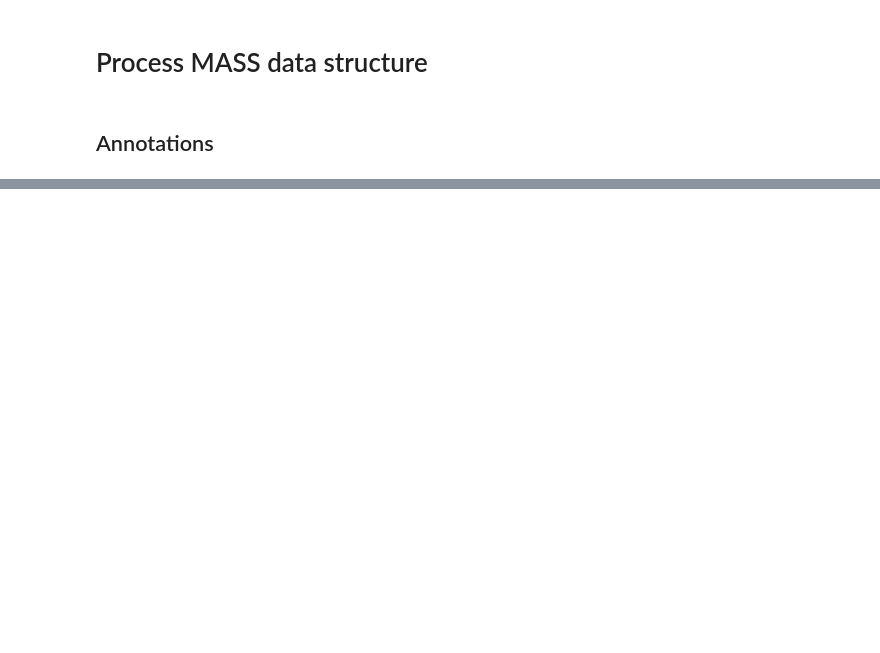
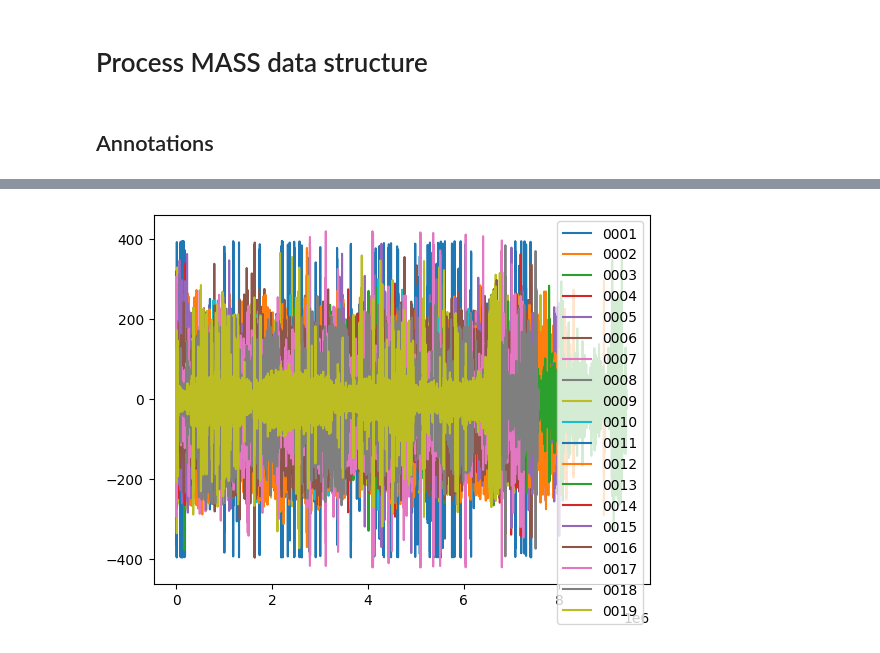
Before and after one commit to quiquegurdiel/SpinCo, a Jupyter notebook: PreProcess001_MASS.ipynb, the cells around one changed output, grey strips where cells are left out. Drawn from its saved outputs; the diff is of its cells as text; code cells hidden in the pictures; blank space fills up the shorter version.

```diff
--- a/PreProcess001_MASS.ipynb
+++ b/PreProcess001_MASS.ipynb
@@ -113,7 +124,7 @@ for file in allfiles:
 
 edfsData=pd.DataFrame({
     "subjectId":subjectIds,
-    "file":edfFiles,
+    "edfFile":edfFiles,
     "extension":extensions,
     "type":types
 })
@@ -147,6 +208,3 @@ type                        PSG
 Name: 18, dtype: object
 {'label': 'EEG C3-CLE', 'dimension': 'uV', 'sample_rate': 512.0, 'sample_frequency': 512.0, 'physical_max': 373.0, 'physical_min': -373.0, 'digital_max': 32767, 'digital_min': -32768, 'prefilter': '', ...
 **********************************************
-# %%
-for (signal,header) in zip(signals,signal_headers):
-    print(header['label'])
@@ -170,0 +231,13 @@ EEG A2-CLE
+# %%
+leg=list()
+for ind, row in ssMetadata.iterrows():
+    path=signalspath+"/"+row.file
+    cFile = open(path, 'rb')
+    signal = pkl.load(cFile)
+    cFile.close()
+    leg.append(row.subjectId)
+    plt.plot(signal)
+plt.legend(leg,loc='upper right')
+plt.show()
+# %% [output]
+[figure, added]
```
Also changed, not shown: parts of 14 cells of this notebook, 14 other files.
